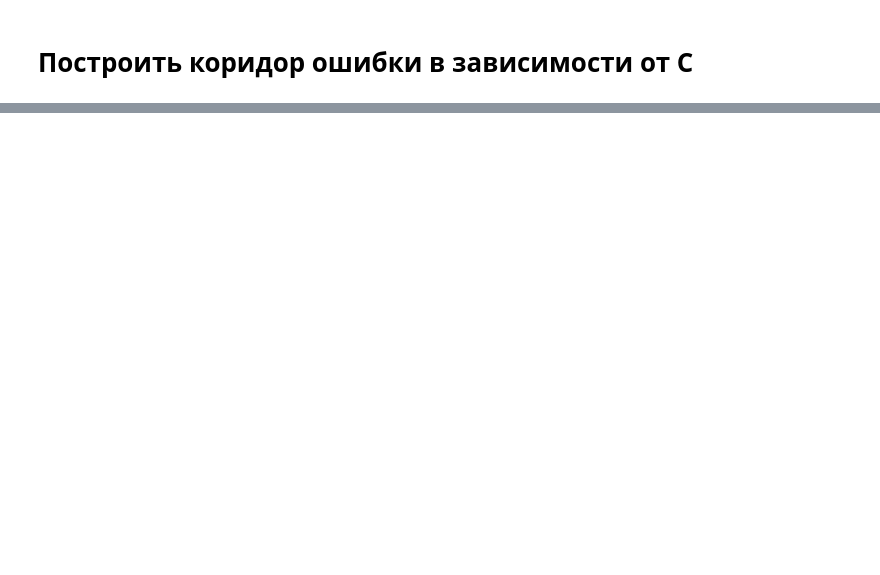
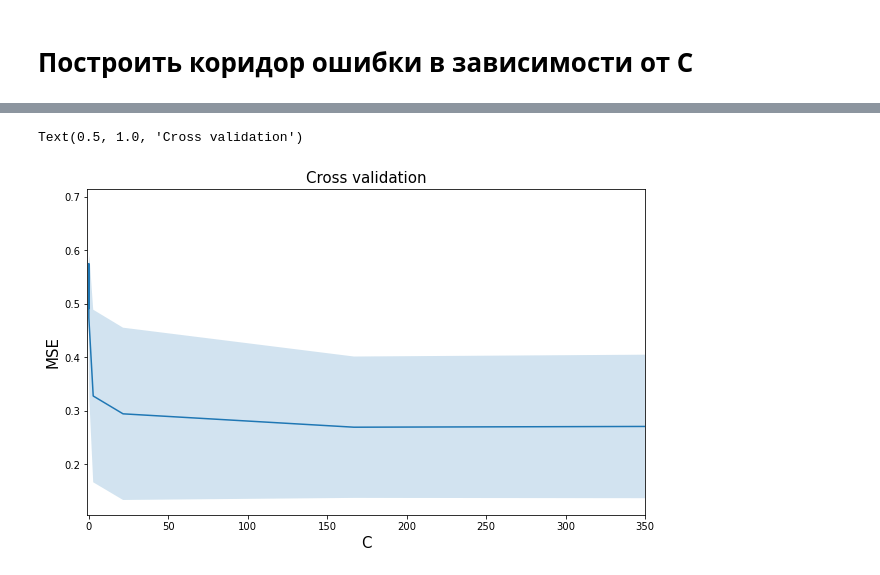
Before and after one commit to JacKira/ML_curse, a Jupyter notebook: Practice. Regularization.ipynb, the cells around one changed output, grey strips where cells are left out. Cells and saved outputs as stored; diff of their text form; code cells hidden in the pictures; blank space fills up the shorter version.

```diff
--- a/Practice. Regularization.ipynb
+++ b/Practice. Regularization.ipynb
@@ -94,2 +94,12 @@ Accuracy on training set: 0.838983
 # %% [markdown]
 # Построить коридор ошибки в зависимости от C
+# %%
+from sklearn.metrics import mean_squared_error
+from sklearn.model_selection import train_test_split
+from sklearn.model_selection import cross_validate
+
+cv_scores = np.zeros((len(clf.Cs_), 5))
+for i, c in enumerate(clf.Cs_):
+    logreg = LogisticRegression(penalty='l2', C=c, random_state=0, max_iter = 1000)
+    cv_score = cross_validate(logreg, X_poly, y, cv=5, scoring='neg_mean_squared_error')
+    cv_scores[i, : ] = cv_score['test_score']
@@ -95,0 +119,14 @@ Accuracy on training set: 0.838983
+# %%
+plt.figure(figsize=(10,6))
+plt.plot(clf.Cs_, -cv_scores.mean(axis=1))
+plt.fill_between(clf.Cs_,
+                 -cv_scores.mean(axis=1) - cv_scores.std(axis=1),
+                 -cv_scores.mean(axis=1) + cv_scores.std(axis=1),
+                 alpha=0.2)
+plt.xlim(-1, 350)
+plt.xlabel('C', fontsize=15)
+plt.ylabel('MSE', fontsize=15)
+plt.title('Cross validation', fontsize=15)
+# %% [output]
+Text(0.5, 1.0, 'Cross validation')
+[figure, added]
```
Also changed, not shown: parts of 4 cells of this notebook.
